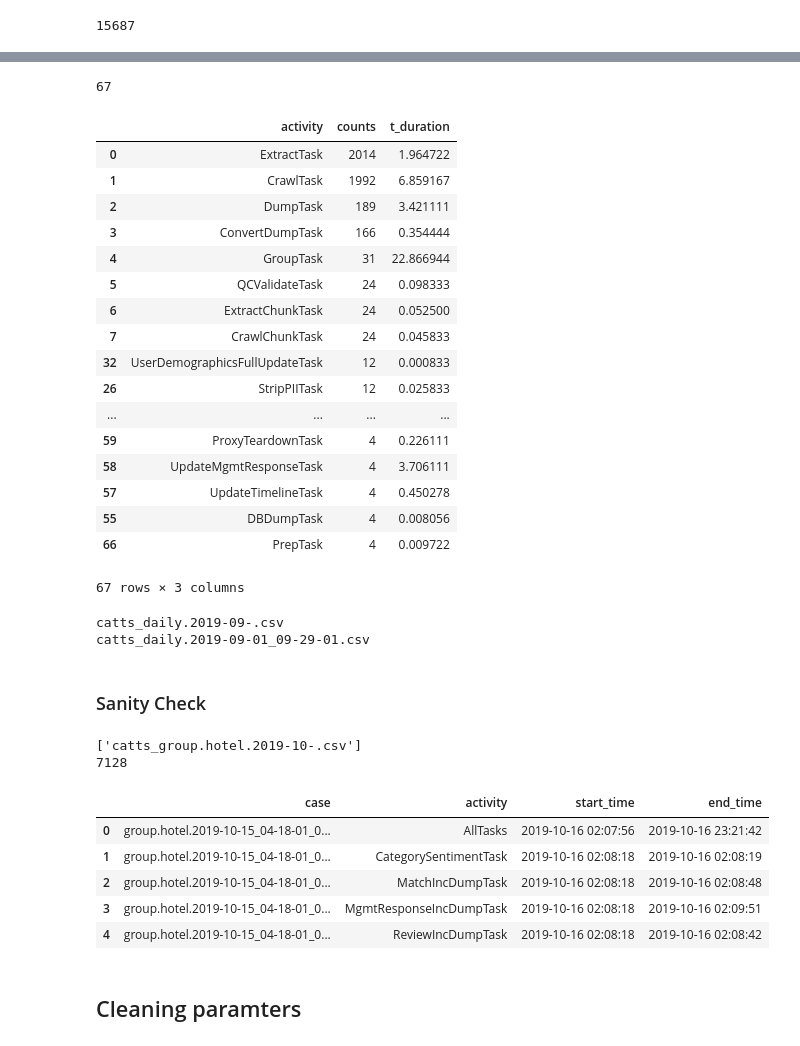
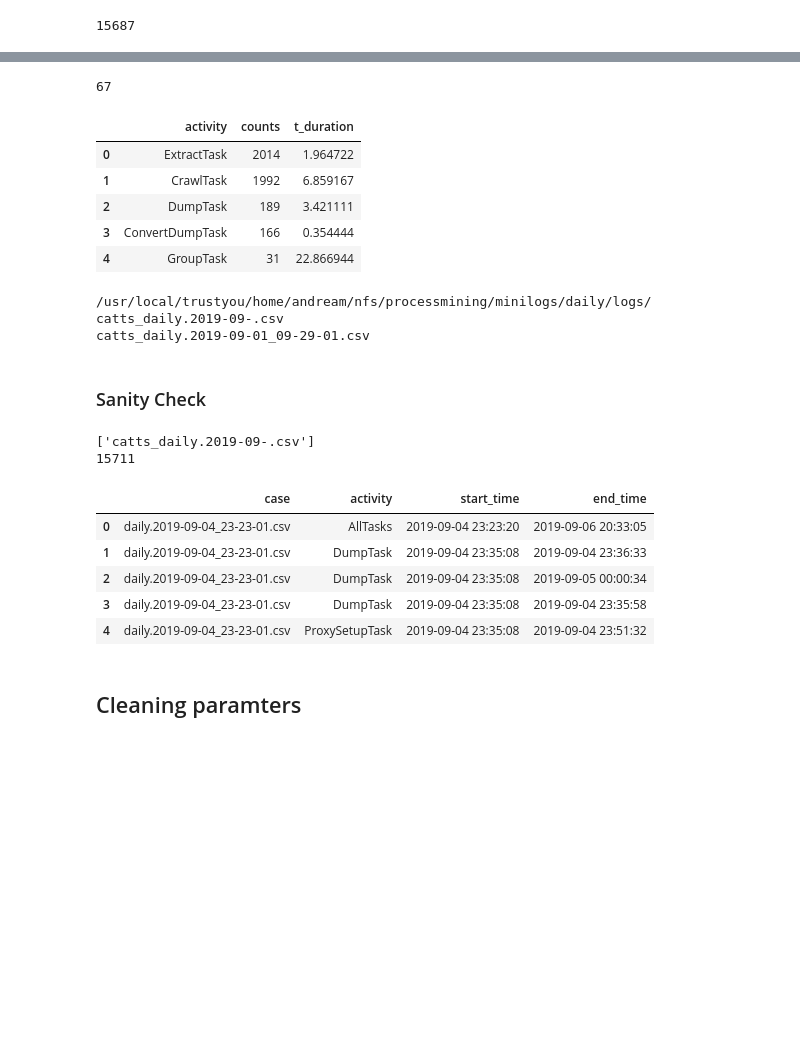
Before and after one commit to andreamalhera/perfSky, a Jupyter notebook: notebooks/logsToCatts.ipynb, the cells around one changed output, grey strips where cells are left out. Saved outputs shown, nothing was run; the diff lists cells and outputs as text; code cells hidden in the pictures; blank space fills up the shorter version.

```diff
--- a/notebooks/logsToCatts.ipynb
+++ b/notebooks/logsToCatts.ipynb
@@ -208,37 +206,28 @@ top_long_tasks = w_duration.head(5000)
 # %%
+top_long_tasks = w_duration.head(5000)
 max_duration = top_long_tasks.groupby(['activity'], sort=False)['t_duration'].max().reset_index()
 #.reset_index(name='max_duration').sort_values(by=['max_duration'], ascending=False)
 counts = top_long_tasks.groupby(['activity']).size().reset_index(name='counts').sort_values(by=['counts'], ascending=False)
 act_group = pd.merge(counts, max_duration, on=['activity'], how='outer')
 act_group = act_group.sort_values(by=['counts'], ascending = False)
 print(len(act_group))
-act_group
+act_group.head()
 # %% [output]
 67
 |  | activity | counts | t_duration |
 | 0 | ExtractTask | 2014 | 1.964722 |
 | 1 | CrawlTask | 1992 | 6.859167 |
 | 2 | DumpTask | 189 | 3.421111 |
 | 3 | ConvertDumpTask | 166 | 0.354444 |
 | 4 | GroupTask | 31 | 22.866944 |
-| 5 | QCValidateTask | 24 | 0.098333 |
-| 6 | ExtractChunkTask | 24 | 0.052500 |
-| 7 | CrawlChunkTask | 24 | 0.045833 |
-| 32 | UserDemographicsFullUpdateTask | 12 | 0.000833 |
-| 26 | StripPIITask | 12 | 0.025833 |
-| ... | ... | ... | ... |
-| 59 | ProxyTeardownTask | 4 | 0.226111 |
-| 58 | UpdateMgmtResponseTask | 4 | 3.706111 |
-| 57 | UpdateTimelineTask | 4 | 0.450278 |
-| 55 | DBDumpTask | 4 | 0.008056 |
-| 66 | PrepTask | 4 | 0.009722 |
-67 rows × 3 columns
 # %%
 csv_list = []
+print(LUIGI_LOG_PATH)
 for filename in os.listdir(LUIGI_LOG_PATH+'../'):
     if filename.endswith('.csv'):
         print(filename)
 # %% [output]
+/usr/local/trustyou/home/andream/nfs/processmining/minilogs/daily/logs/
 catts_daily.2019-09-.csv
 catts_daily.2019-09-01_09-29-01.csv
 # %% [markdown]
@@ -246,11 +235,12 @@ catts_daily.2019-09-01_09-29-01.csv
 # %%
 csv_list = []
 appended_df = pd.DataFrame()
-LUIGI_LOG_PATH='/usr/local/trustyou/home/andream/nfs/processmining/minilogs/table-precomp/logs/october/'
-#LUIGI_LOG_PATH = '/usr/local/trustyou/home/andream/nfs/processmining/minilogs/daily/logs/'
+#LUIGI_LOG_PATH='/usr/local/trustyou/home/andream/nfs/processmining/minilogs/table-precomp/logs/october/'
+LUIGI_LOG_PATH = '/usr/local/trustyou/home/andream/nfs/processmining/minilogs/daily/'
 #LUIGI_LOG_PATH = '/usr/local/trustyou/home/andream/nfs/processmining/minilogs/table-precomp/logs/tch/'
+
 for filename in os.listdir(LUIGI_LOG_PATH):
-    if filename.endswith('.csv') and filename.startswith('catts'):
+    if filename.endswith('-.csv') and filename.startswith('catts'):
         log_path = LUIGI_LOG_PATH+'/'+filename
         csv_list.append(filename)
         df = pd.read_csv(log_path, index_col=False)
@@ -262,14 +252,14 @@ print(csv_list)
 print(len(appended_df))
 appended_df.head()
 # %% [output]
-['catts_group.hotel.2019-10-.csv']
-7128
+['catts_daily.2019-09-.csv']
+15711
 |  | case | activity | start_time | end_time |
-| 0 | group.hotel.2019-10-15_04-18-01_0... | AllTasks | 2019-10-16 02:07:56 | 2019-10-16 23:21:42 |
-| 1 | group.hotel.2019-10-15_04-18-01_0... | CategorySentimentTask | 2019-10-16 02:08:18 | 2019-10-16 02:08:19 |
-| 2 | group.hotel.2019-10-15_04-18-01_0... | MatchIncDumpTask | 2019-10-16 02:08:18 | 2019-10-16 02:08:48 |
-| 3 | group.hotel.2019-10-15_04-18-01_0... | MgmtResponseIncDumpTask | 2019-10-16 02:08:18 | 2019-10-16 02:09:51 |
-| 4 | group.hotel.2019-10-15_04-18-01_0... | ReviewIncDumpTask | 2019-10-16 02:08:18 | 2019-10-16 02:08:42 |
+| 0 | daily.2019-09-04_23-23-01.csv | AllTasks | 2019-09-04 23:23:20 | 2019-09-06 20:33:05 |
+| 1 | daily.2019-09-04_23-23-01.csv | DumpTask | 2019-09-04 23:35:08 | 2019-09-04 23:36:33 |
+| 2 | daily.2019-09-04_23-23-01.csv | DumpTask | 2019-09-04 23:35:08 | 2019-09-05 00:00:34 |
+| 3 | daily.2019-09-04_23-23-01.csv | DumpTask | 2019-09-04 23:35:08 | 2019-09-04 23:35:58 |
+| 4 | daily.2019-09-04_23-23-01.csv | ProxySetupTask | 2019-09-04 23:35:08 | 2019-09-04 23:51:32 |
 # %% [markdown]
 ## Cleaning paramters
 # %%
```
Also changed, not shown: parts of 21 cells of this notebook.
